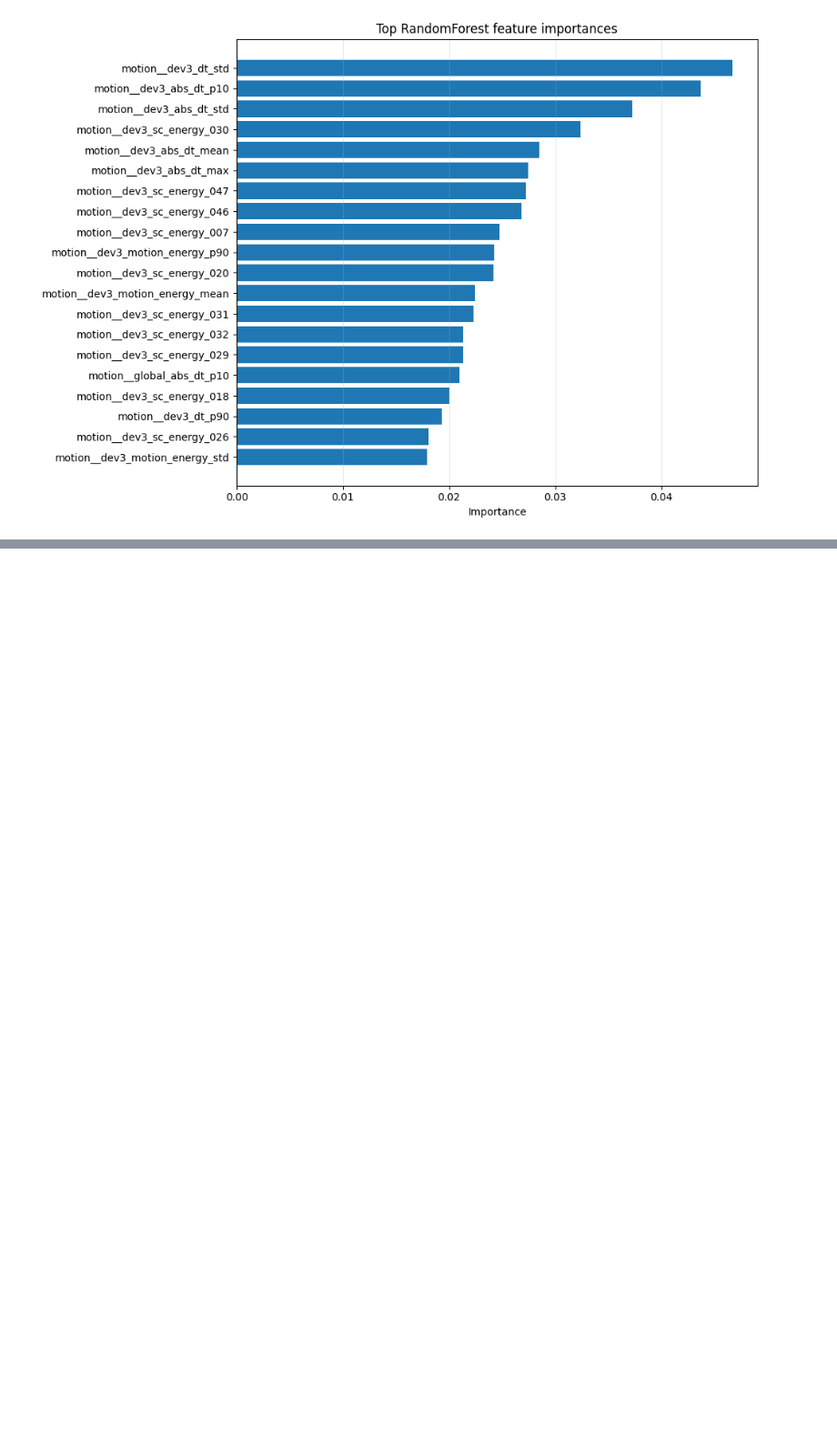
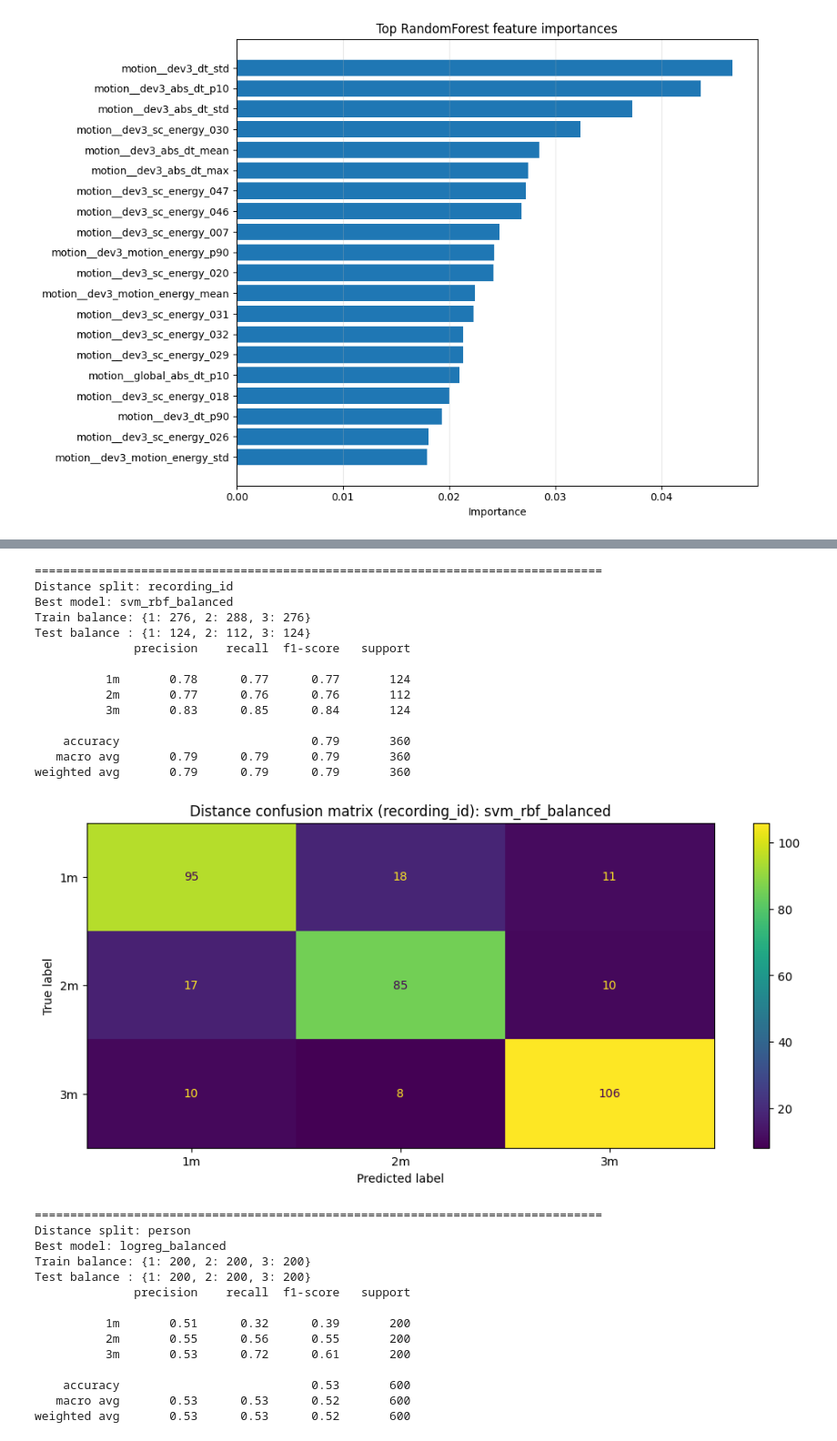
Before and after one commit to Pozovi23/CSI-activity-detection, a Jupyter notebook: experiments_notebooks/wifi-data-experiments.ipynb, the cells around one changed output, grey strips where cells are left out. Shown at 91% size. Cells and saved outputs as stored; diff of their text form; code cells hidden in the pictures; blank space fills up the shorter version.

```diff
--- a/experiments_notebooks/wifi-data-experiments.ipynb
+++ b/experiments_notebooks/wifi-data-experiments.ipynb
@@ -1344,0 +1168,9 @@ RandomForest importance mass by feature group
+# %%
+features_dist_all = extract_csi_features(X_dist, rssi_dist)
+selected_distance_feature_columns = select_feature_columns(features_dist_all, FEATURE_SET)
+features_dist_ml = features_dist_all[selected_distance_feature_columns]
+
+print("Distance feature table, all:", features_dist_all.shape)
+print(f"FEATURE_SET = {FEATURE_SET!r}")
+print("Distance feature table, selected:", features_dist_ml.shape)
+display(features_dist_ml.head())
@@ -1344,0 +1340,55 @@ RandomForest importance mass by feature group
+# %%
+for split_group, result in distance_results.items():
+    best_name = result["metrics"].iloc[0]["model"]
+    best_model = result["fitted_models"][best_name]
+    y_test = result["y_test"]
+    y_pred = best_model.predict(result["X_test"])
+
+    print("=" * 80)
+    print(f"Distance split: {split_group}")
+    print("Best model:", best_name)
+    print("Train balance:", pd.Series(result["y_train"]).value_counts().sort_index().to_dict())
+    print("Test balance :", pd.Series(y_test).value_counts().sort_index().to_dict())
+    print(classification_report(
+        y_test,
+        y_pred,
+        labels=DISTANCE_LABELS,
+        target_names=DISTANCE_TARGET_NAMES,
+        zero_division=0,
+    ))
+
+    cm = confusion_matrix(y_test, y_pred, labels=DISTANCE_LABELS)
+    ConfusionMatrixDisplay(cm, display_labels=DISTANCE_TARGET_NAMES).plot(values_format="d")
+    plt.title(f"Distance confusion matrix ({split_group}): {best_name}")
+    plt.grid(False)
+    plt.show()
+# %% [output]
+================================================================================
+Distance split: recording_id
+Best model: svm_rbf_balanced
+Train balance: {1: 276, 2: 288, 3: 276}
+Test balance : {1: 124, 2: 112, 3: 124}
+              precision    recall  f1-score   support
+
+          1m       0.78      0.77      0.77       124
+          2m       0.77      0.76      0.76       112
+          3m       0.83      0.85      0.84       124
+
+    accuracy                           0.79       360
+   macro avg       0.79      0.79      0.79       360
+weighted avg       0.79      0.79      0.79       360
+[figure, added]
+================================================================================
+Distance split: person
+Best model: logreg_balanced
+Train balance: {1: 200, 2: 200, 3: 200}
+Test balance : {1: 200, 2: 200, 3: 200}
+              precision    recall  f1-score   support
+
+          1m       0.51      0.32      0.39       200
+          2m       0.55      0.56      0.55       200
+          3m       0.53      0.72      0.61       200
+
+    accuracy                           0.53       600
+   macro avg       0.53      0.53      0.52       600
+weighted avg       0.53      0.53      0.52       600
```
Also changed, not shown: parts of 16 cells of this notebook, 2 other files.
